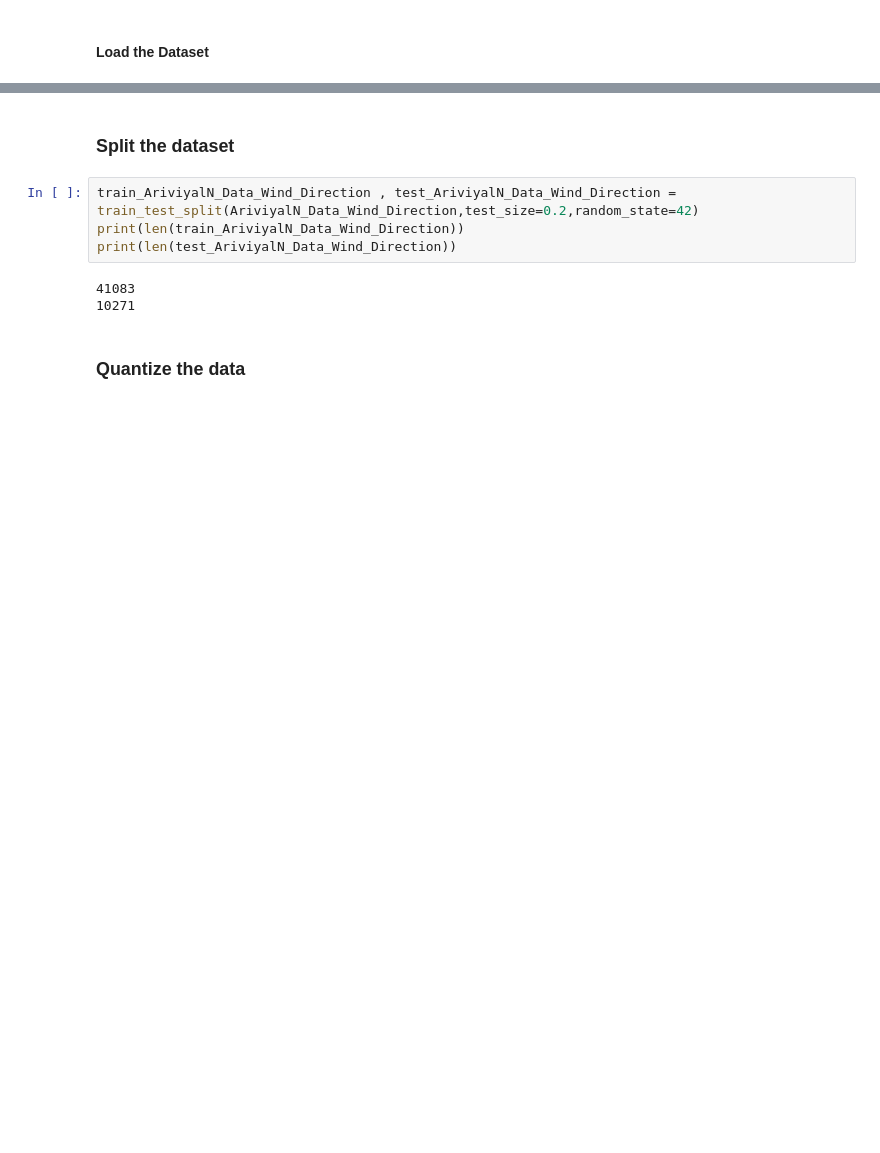
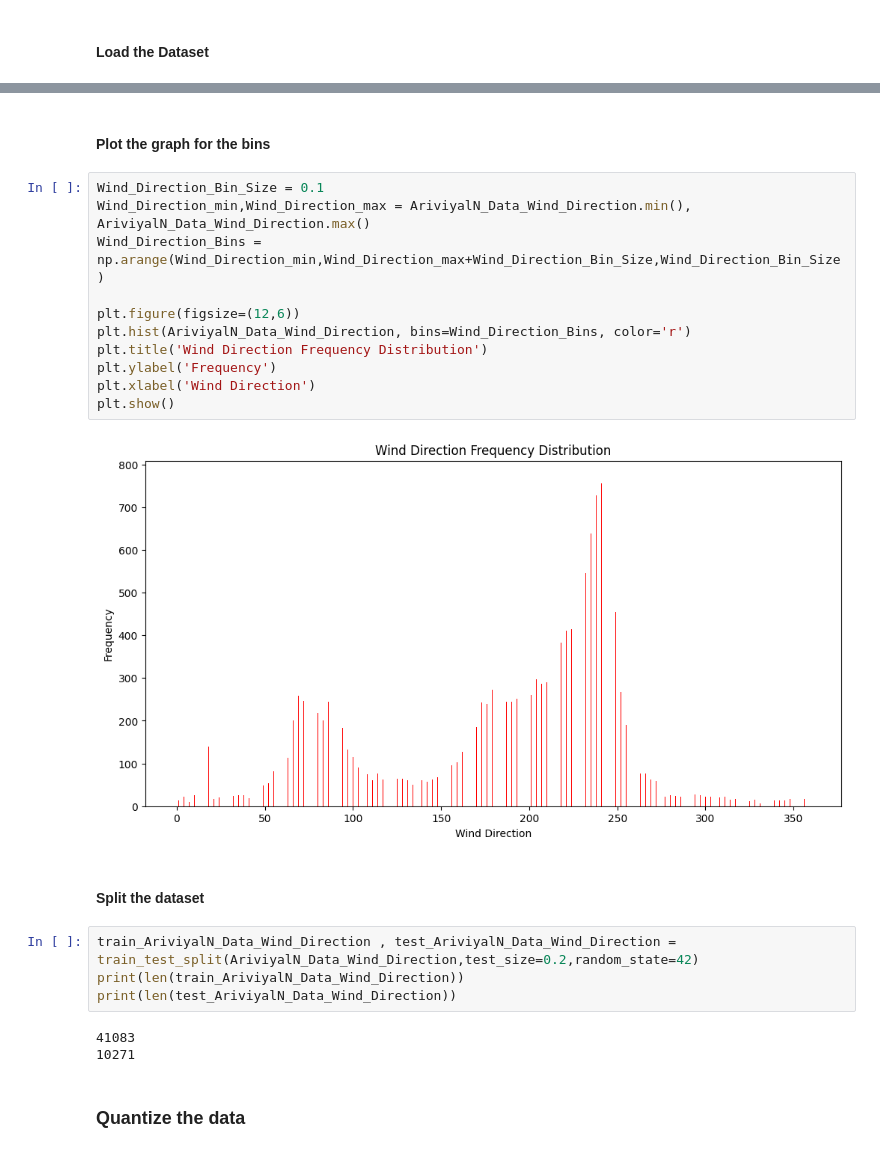
Before and after one commit to AthulyaWeerakoon/compression-algorithm-eval, a Jupyter notebook: notebooks/ans.ipynb, the cells around one changed output, grey strips where cells are left out. Saved outputs shown, nothing was run; the diff lists cells and outputs as text; blank space fills up the shorter version.

```diff
--- a/notebooks/ans.ipynb
+++ b/notebooks/ans.ipynb
@@ -31,5 +61,20 @@ AriviyalN_Data_Wind_Direction.head(10)
+# %% [markdown]
+#### Plot the graph for the bins
+# %%
+Wind_Direction_Bin_Size = 0.1
+Wind_Direction_min,Wind_Direction_max = AriviyalN_Data_Wind_Direction.min(), AriviyalN_Data_Wind_Direction.max()
+Wind_Direction_Bins = np.arange(Wind_Direction_min,Wind_Direction_max+Wind_Direction_Bin_Size,Wind_Direction_Bin_Size)
+
+plt.figure(figsize=(12,6))
+plt.hist(AriviyalN_Data_Wind_Direction, bins=Wind_Direction_Bins, color='r')
+plt.title('Wind Direction Frequency Distribution')
+plt.ylabel('Frequency')
+plt.xlabel('Wind Direction')
+plt.show()
+# %% [output]
+[figure, added]
 # %% [markdown]
-### Split the dataset
+#### Split the dataset
 # %%
 train_AriviyalN_Data_Wind_Direction , test_AriviyalN_Data_Wind_Direction = train_test_split(AriviyalN_Data_Wind_Direction,test_size=0.2,random_state=42)
 print(len(train_AriviyalN_Data_Wind_Direction))
```
Also changed, not shown: parts of 32 cells of this notebook, 4 other files.
